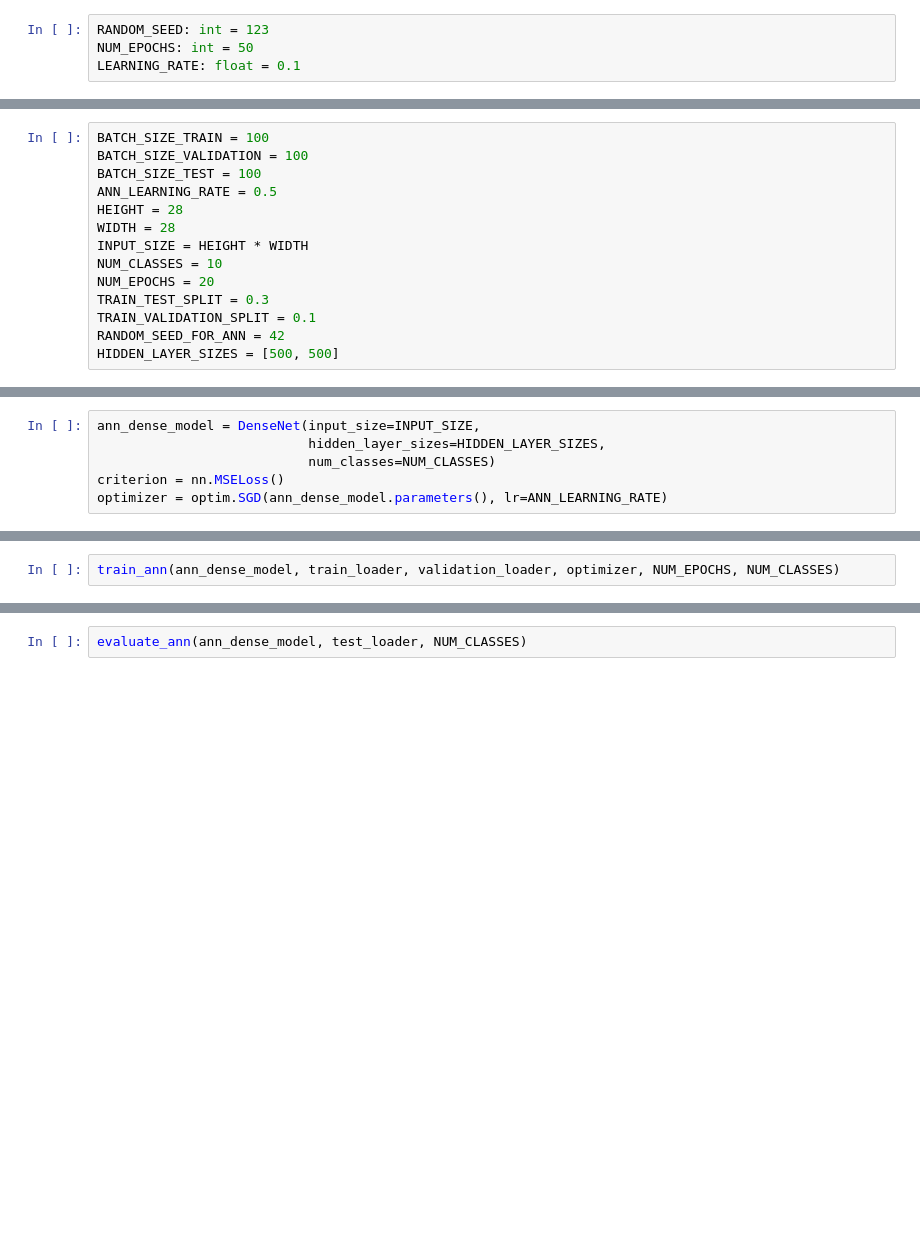
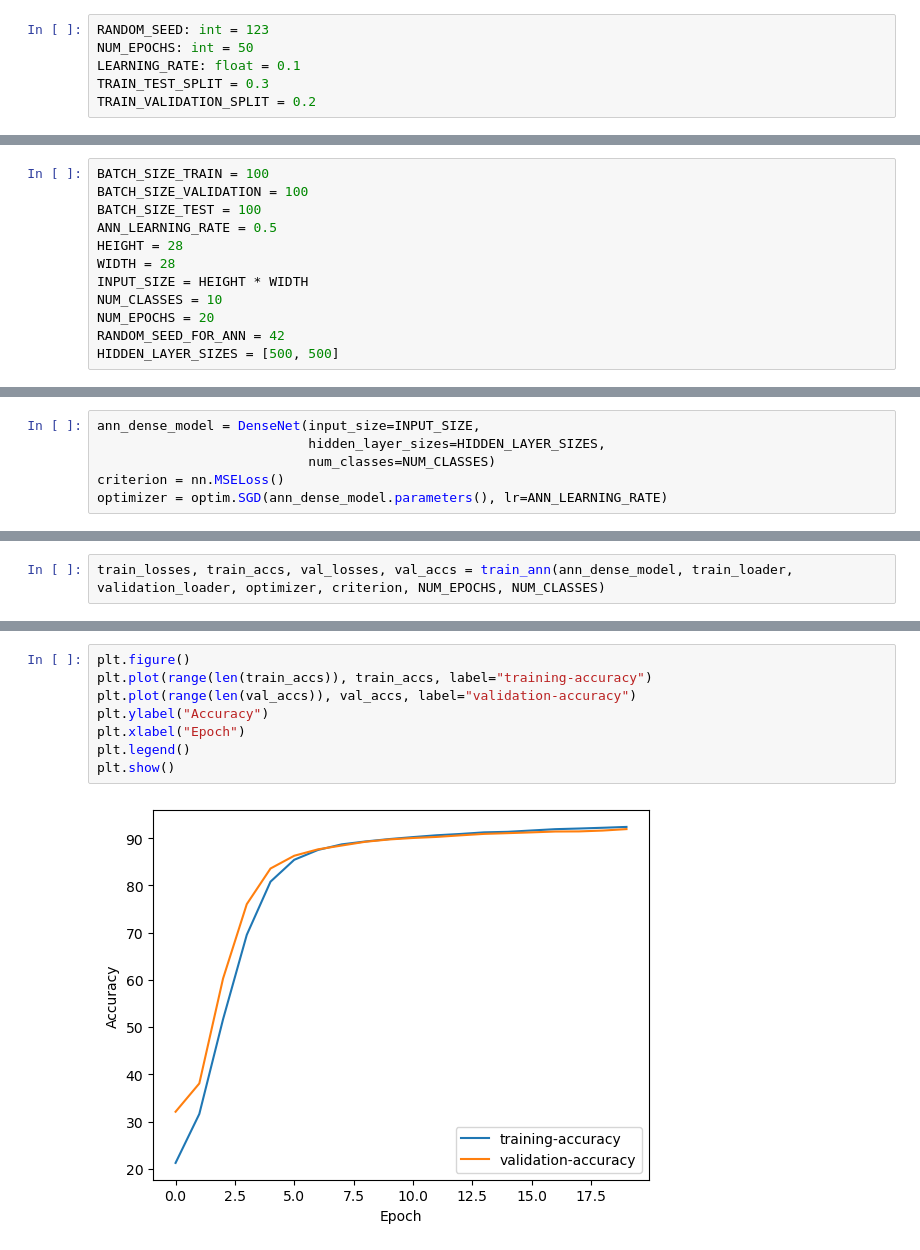
Before and after one commit to AvivBGU/Computational_Learning_ass_3, a Jupyter notebook: ch11_modified.ipynb, the cells around one changed output, grey strips where cells are left out. Cells and saved outputs as stored; diff of their text form; blank space fills up the shorter version.

```diff
--- a/ch11_modified.ipynb
+++ b/ch11_modified.ipynb
@@ -18,6 +18,8 @@ Constants
 RANDOM_SEED: int = 123
 NUM_EPOCHS: int = 50
 LEARNING_RATE: float = 0.1
+TRAIN_TEST_SPLIT = 0.3
+TRAIN_VALIDATION_SPLIT = 0.2
 # %% [markdown]
 ## Obtaining and preparing the MNIST dataset
 # %% [markdown]
@@ -436,8 +522,6 @@ WIDTH = 28
 INPUT_SIZE = HEIGHT * WIDTH
 NUM_CLASSES = 10
 NUM_EPOCHS = 20
-TRAIN_TEST_SPLIT = 0.3
-TRAIN_VALIDATION_SPLIT = 0.1
 RANDOM_SEED_FOR_ANN = 42
 HIDDEN_LAYER_SIZES = [500, 500]
 # %%
@@ -558,2 +657,2 @@ def train_ann(
 # %%
-train_ann(ann_dense_model, train_loader, validation_loader, optimizer, NUM_EPOCHS, NUM_CLASSES)
+train_losses, train_accs, val_losses, val_accs = train_ann(ann_dense_model, train_loader, validation_loader, optimizer, criterion, NUM_EPOCHS, NUM_CLASSES)
@@ -596,5 +716,13 @@ def evaluate_ann(model, test_loader, num_classes=NUM_CLASSES):
     test_loss /= len(test_loader)
     test_acc = 100.0 * correct / len(test_loader.dataset)
     print(f"Test loss: {test_loss:.4f}, Test accuracy: {test_acc:.2f}%, Test AUC: {macro_auc:.5f}")
-# %%
-evaluate_ann(ann_dense_model, test_loader, NUM_CLASSES)
+# %%
+plt.figure()
+plt.plot(range(len(train_accs)), train_accs, label="training-accuracy")
+plt.plot(range(len(val_accs)), val_accs, label="validation-accuracy")
+plt.ylabel("Accuracy")
+plt.xlabel("Epoch")
+plt.legend()
+plt.show()
+# %% [output]
+[figure, added]
```
Also changed, not shown: parts of 24 cells of this notebook.
